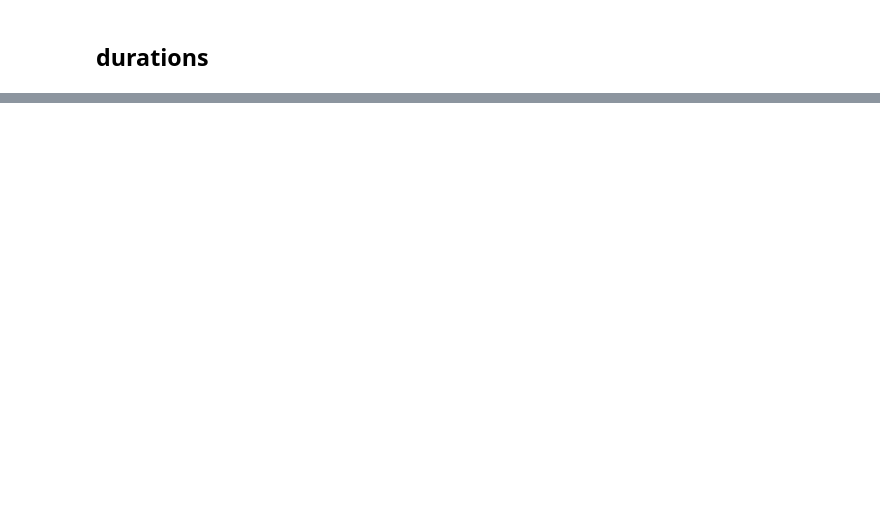
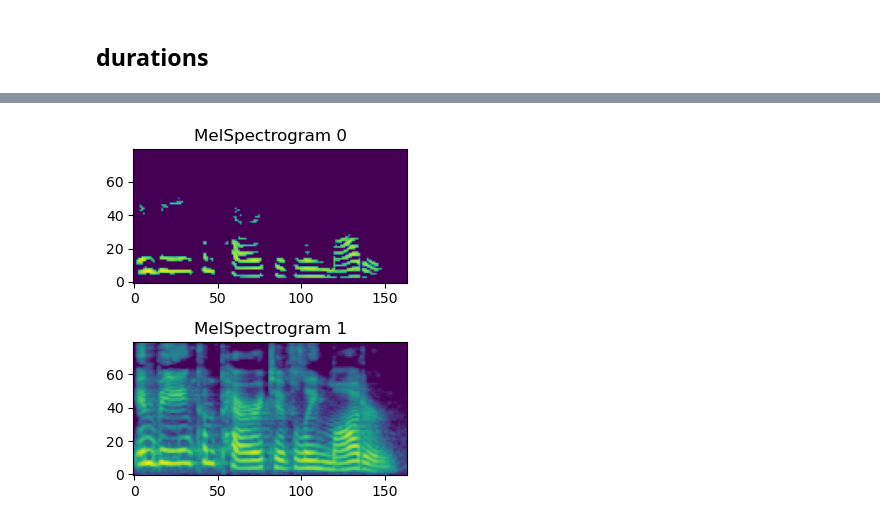
Before and after one commit to ahadjawaid/fastspeech, a Jupyter notebook: nbs/04_preprocess.ipynb, the cells around one changed output, grey strips where cells are left out. Saved outputs shown, nothing was run; the diff lists cells and outputs as text; code cells hidden in the pictures; blank space fills up the shorter version.

```diff
--- a/nbs/04_preprocess.ipynb
+++ b/nbs/04_preprocess.ipynb
@@ -105,0 +152,5 @@ display(Audio(trimmed, rate=sr))
+# %%
+#| export
+def flatten_and_concat(arrays: list[array]):
+    concatenated_arrays = np.concatenate([a.flatten() for a in arrays])
+    return concatenated_arrays
@@ -105,0 +162,23 @@ display(Audio(trimmed, rate=sr))
+# %%
+#| export
+class ZScoreNormalization:
+    def __init__(self, mean: float, std: float):
+        '''Creates a normalization object that allows for normalization and
+        denormalization'''
+        self.mean, self.std = mean, std
+
+    def normalize(self, inp: tensor):
+        return (inp - mean) / std
+
+    def denormalize(self, inp: tensor):
+        return inp * std + mean
+# %%
+mean, std = flattened.mean(), flattened.std()
+norm = ZScoreNormalization(mean, std)
+
+normalized_mel = norm.normalize(mel)
+denormalized_mel = norm.denormalize(normalized_mel)
+
+show_mels([normalized_mel, denormalized_mel])
+# %% [output]
+[figure, added]
```
Also changed, not shown: parts of 17 cells of this notebook, 3 other files.
